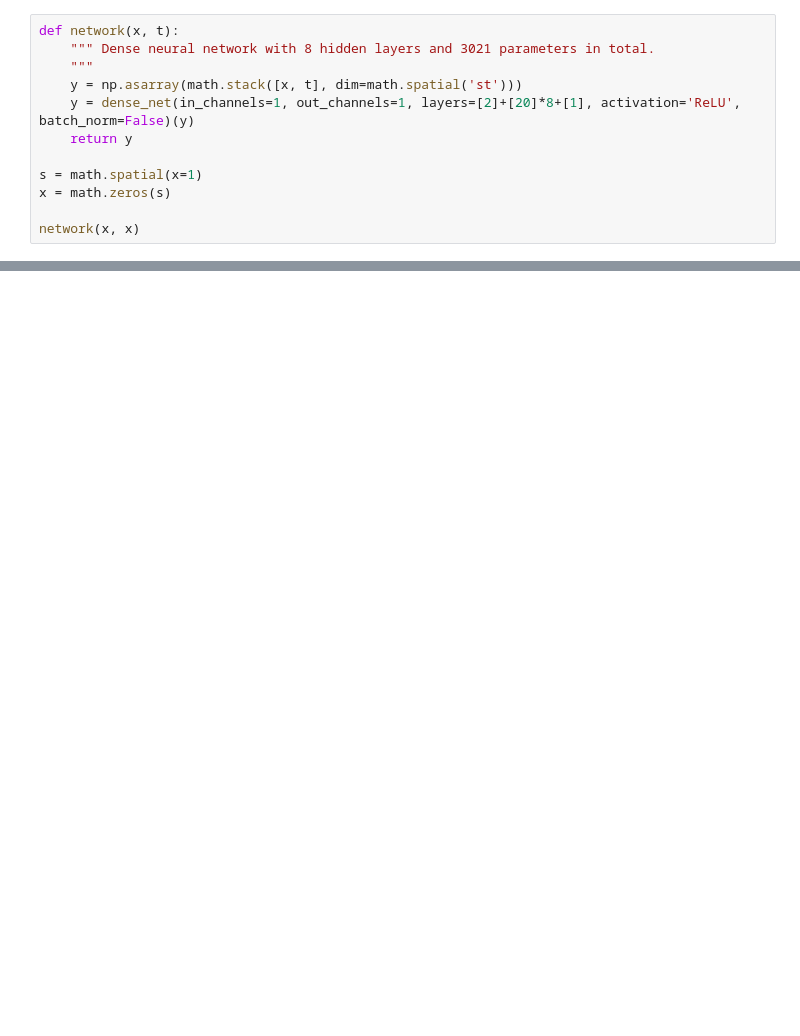
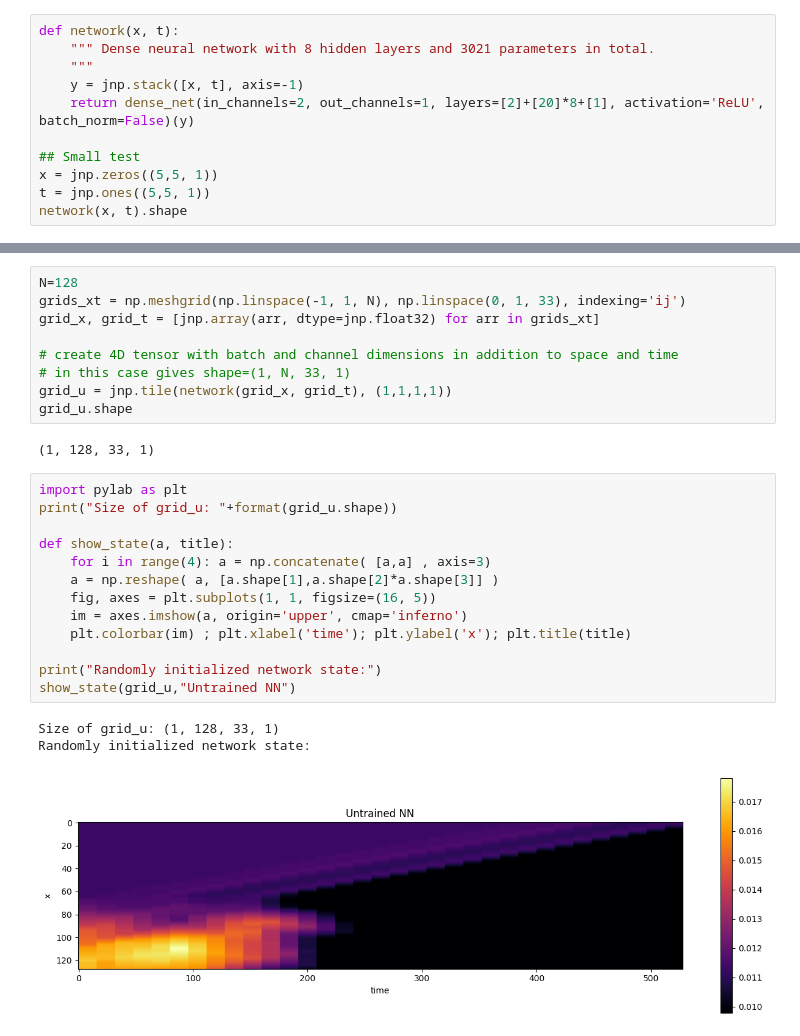
Before and after one commit to ddrous/visual-fluids, a Jupyter notebook: PhysicsBasedDL/burgers_with_pinn.ipynb, the cells around one changed output, grey strips where cells are left out. Saved outputs shown, nothing was run; the diff lists cells and outputs as text; blank space fills up the shorter version.

```diff
--- a/PhysicsBasedDL/burgers_with_pinn.ipynb
+++ b/PhysicsBasedDL/burgers_with_pinn.ipynb
@@ -11,12 +20,11 @@ rnd = math.choose_backend(1) # use same random points for all iterations
 def network(x, t):
     """ Dense neural network with 8 hidden layers and 3021 parameters in total.
     """
-    y = np.asarray(math.stack([x, t], dim=math.spatial('st')))
-    y = dense_net(in_channels=1, out_channels=1, layers=[2]+[20]*8+[1], activation='ReLU', batch_norm=False)(y)
-    return y
+    y = jnp.stack([x, t], axis=-1)
+    return dense_net(in_channels=2, out_channels=1, layers=[2]+[20]*8+[1], activation='ReLU', batch_norm=False)(y)
 
-s = math.spatial(x=1)
-x = math.zeros(s)
-
-network(x, x)
+## Small test
+x = jnp.zeros((5,5, 1))
+t = jnp.ones((5,5, 1))
+network(x, t).shape
 # %% [output]
@@ -45,0 +103,28 @@ def open_boundary(N):
+# %%
+N=128
+grids_xt = np.meshgrid(np.linspace(-1, 1, N), np.linspace(0, 1, 33), indexing='ij')
+grid_x, grid_t = [jnp.array(arr, dtype=jnp.float32) for arr in grids_xt]
+
+# create 4D tensor with batch and channel dimensions in addition to space and time
+# in this case gives shape=(1, N, 33, 1)
+grid_u = jnp.tile(network(grid_x, grid_t), (1,1,1,1))
+grid_u.shape
+# %% [output]
+(1, 128, 33, 1)
+# %%
+import pylab as plt
+print("Size of grid_u: "+format(grid_u.shape))
+
+def show_state(a, title):
+    for i in range(4): a = np.concatenate( [a,a] , axis=3)
+    a = np.reshape( a, [a.shape[1],a.shape[2]*a.shape[3]] )
+    fig, axes = plt.subplots(1, 1, figsize=(16, 5))
+    im = axes.imshow(a, origin='upper', cmap='inferno')
+    plt.colorbar(im) ; plt.xlabel('time'); plt.ylabel('x'); plt.title(title)
+
+print("Randomly initialized network state:")
+show_state(grid_u,"Untrained NN")
+# %% [output]
+Size of grid_u: (1, 128, 33, 1)
+Randomly initialized network state:
+[figure, added]
```
Also changed, not shown: parts of 8 cells of this notebook.
